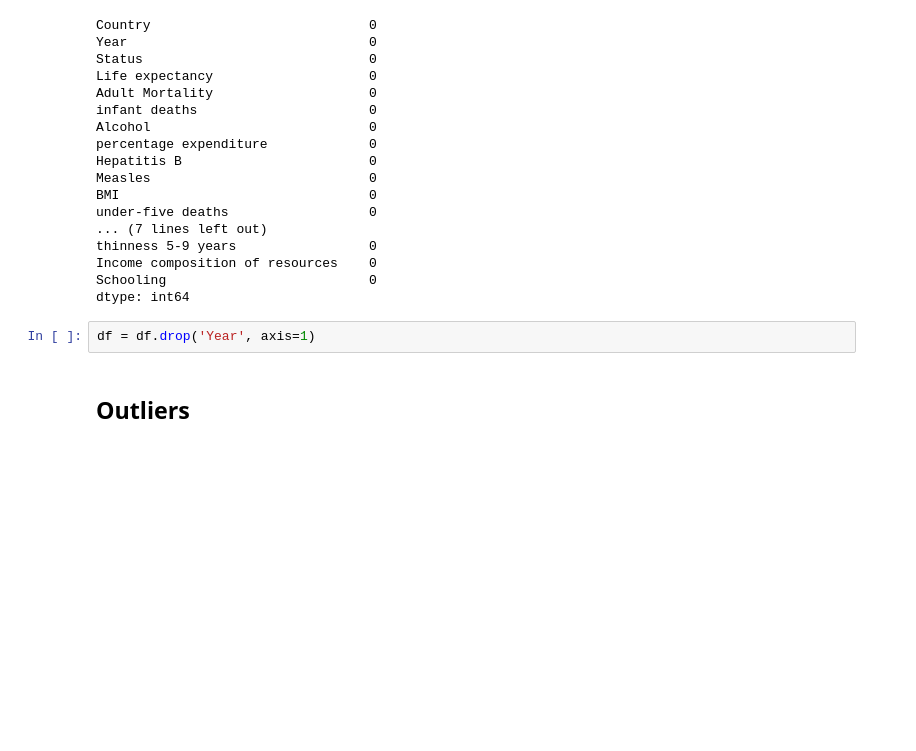
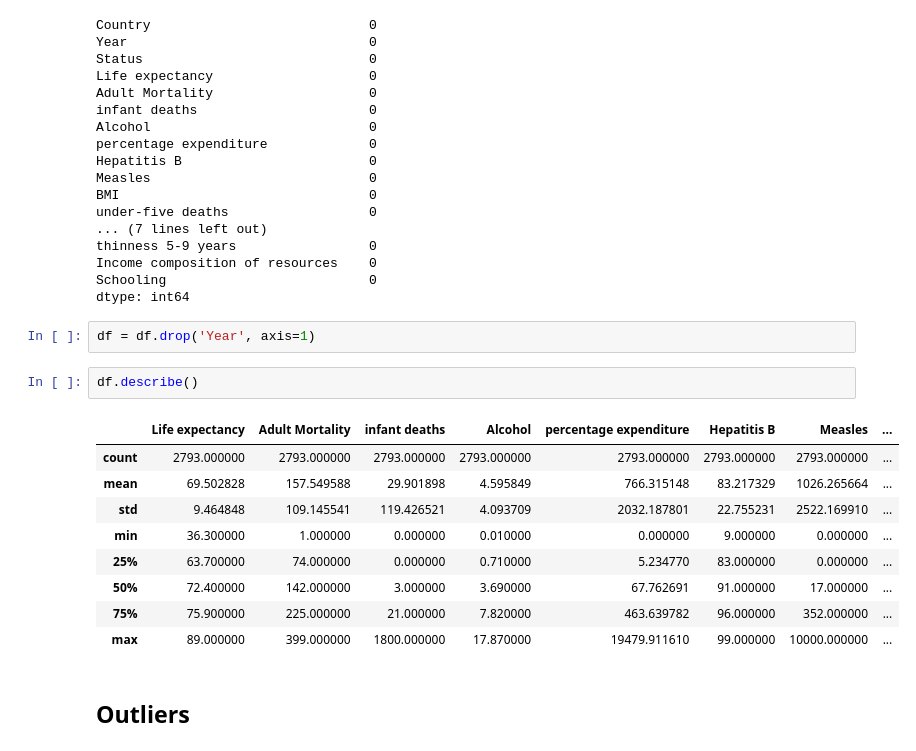
Before and after one commit to PhongTrinhDinh/Finalterm-PTSL-MI4024, a Jupyter notebook: demo2.ipynb, the cells around one changed output. Cells and saved outputs as stored; diff of their text form; blank space fills up the shorter version.

Commit message:
Update: Add describe dataset

```diff
--- a/demo2.ipynb
+++ b/demo2.ipynb
@@ -226,6 +226,18 @@ Schooling                          0
 dtype: int64
 # %%
 df = df.drop('Year', axis=1)
+# %%
+df.describe()
+# %% [output]
+|  | Life expectancy | Adult Mortality | infant deaths | Alcohol | percentage expenditure | Hepatitis B | Measles | ... |
+| count | 2793.000000 | 2793.000000 | 2793.000000 | 2793.000000 | 2793.000000 | 2793.000000 | 2793.000000 | ... |
+| mean | 69.502828 | 157.549588 | 29.901898 | 4.595849 | 766.315148 | 83.217329 | 1026.265664 | ... |
+| std | 9.464848 | 109.145541 | 119.426521 | 4.093709 | 2032.187801 | 22.755231 | 2522.169910 | ... |
+| min | 36.300000 | 1.000000 | 0.000000 | 0.010000 | 0.000000 | 9.000000 | 0.000000 | ... |
+| 25% | 63.700000 | 74.000000 | 0.000000 | 0.710000 | 5.234770 | 83.000000 | 0.000000 | ... |
+| 50% | 72.400000 | 142.000000 | 3.000000 | 3.690000 | 67.762691 | 91.000000 | 17.000000 | ... |
+| 75% | 75.900000 | 225.000000 | 21.000000 | 7.820000 | 463.639782 | 96.000000 | 352.000000 | ... |
+| max | 89.000000 | 399.000000 | 1800.000000 | 17.870000 | 19479.911610 | 99.000000 | 10000.000000 | ... |
 # %% [markdown]
 ## Outliers
 # %% [markdown]
```
